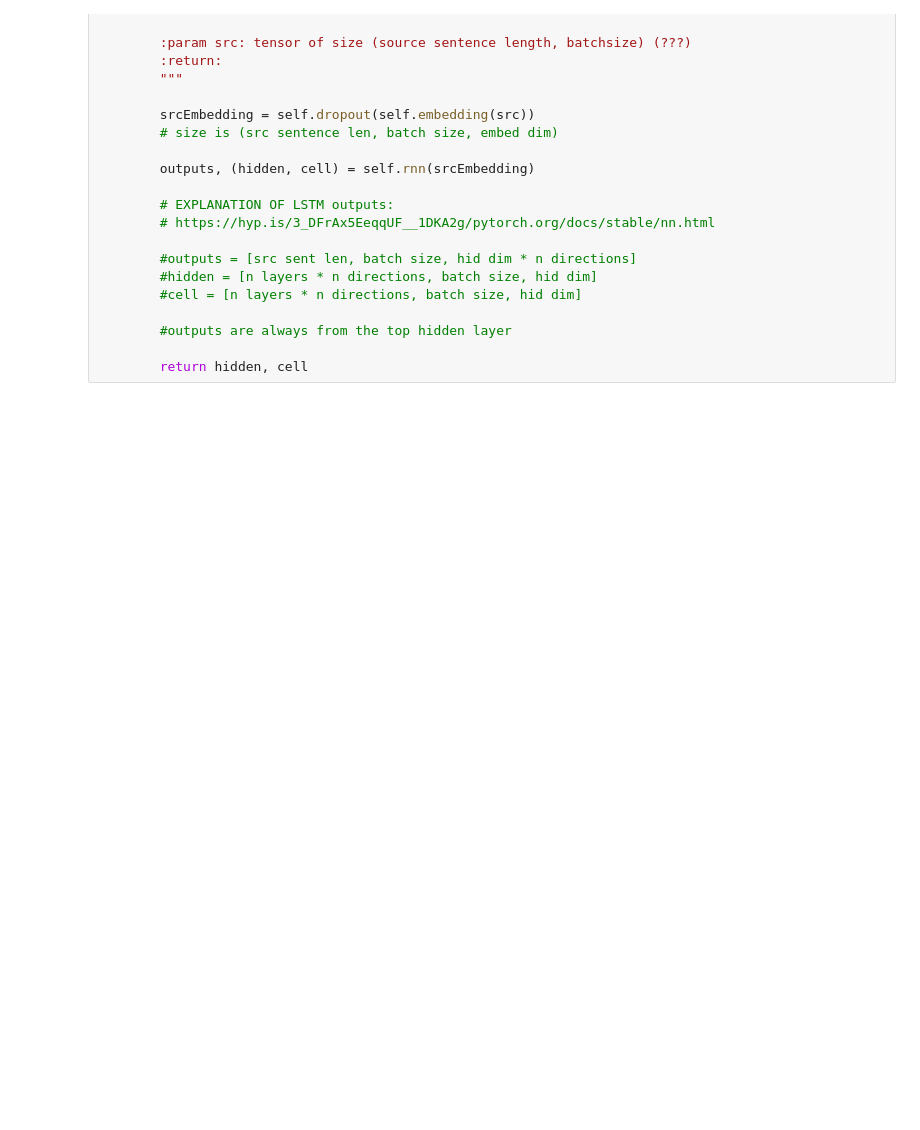
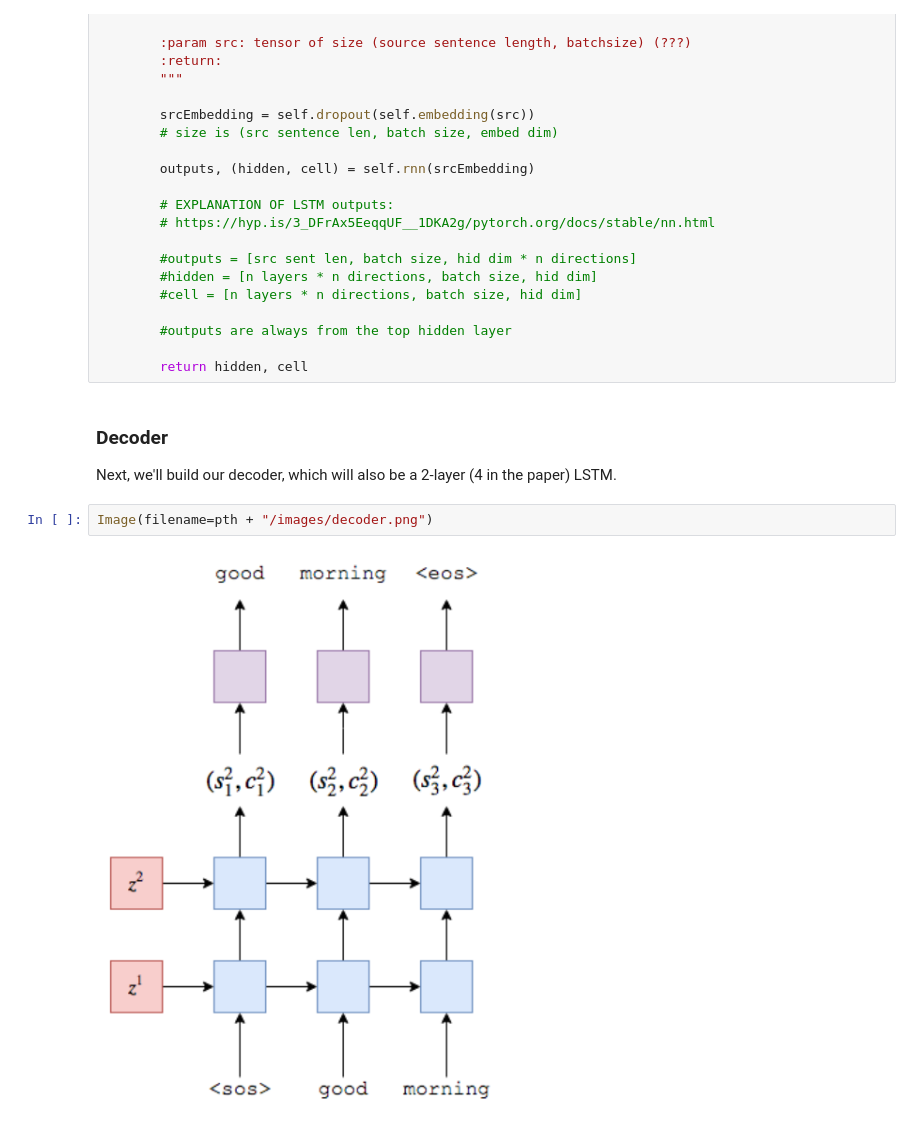
Before and after one commit to statisticallyfit/PythonNeuralNetNLP, a Jupyter notebook: src/NLPstudy/Seq2SeqModel/1_SeqToSeqLearning.ipynb, the cells around one changed output. Cells and saved outputs as stored; diff of their text form; blank space fills up the shorter version.

```diff
--- a/src/NLPstudy/Seq2SeqModel/1_SeqToSeqLearning.ipynb
+++ b/src/NLPstudy/Seq2SeqModel/1_SeqToSeqLearning.ipynb
@@ -460,3 +453,11 @@ class Encoder(nn.Module):
         #outputs are always from the top hidden layer
 
         return hidden, cell
+# %% [markdown]
+### Decoder
+
+Next, we'll build our decoder, which will also be a 2-layer (4 in the paper) LSTM.
+# %%
+Image(filename=pth + "/images/decoder.png")
+# %% [output]
+[figure, added]
```
Also changed, not shown: parts of 15 cells of this notebook, 3 other files.
